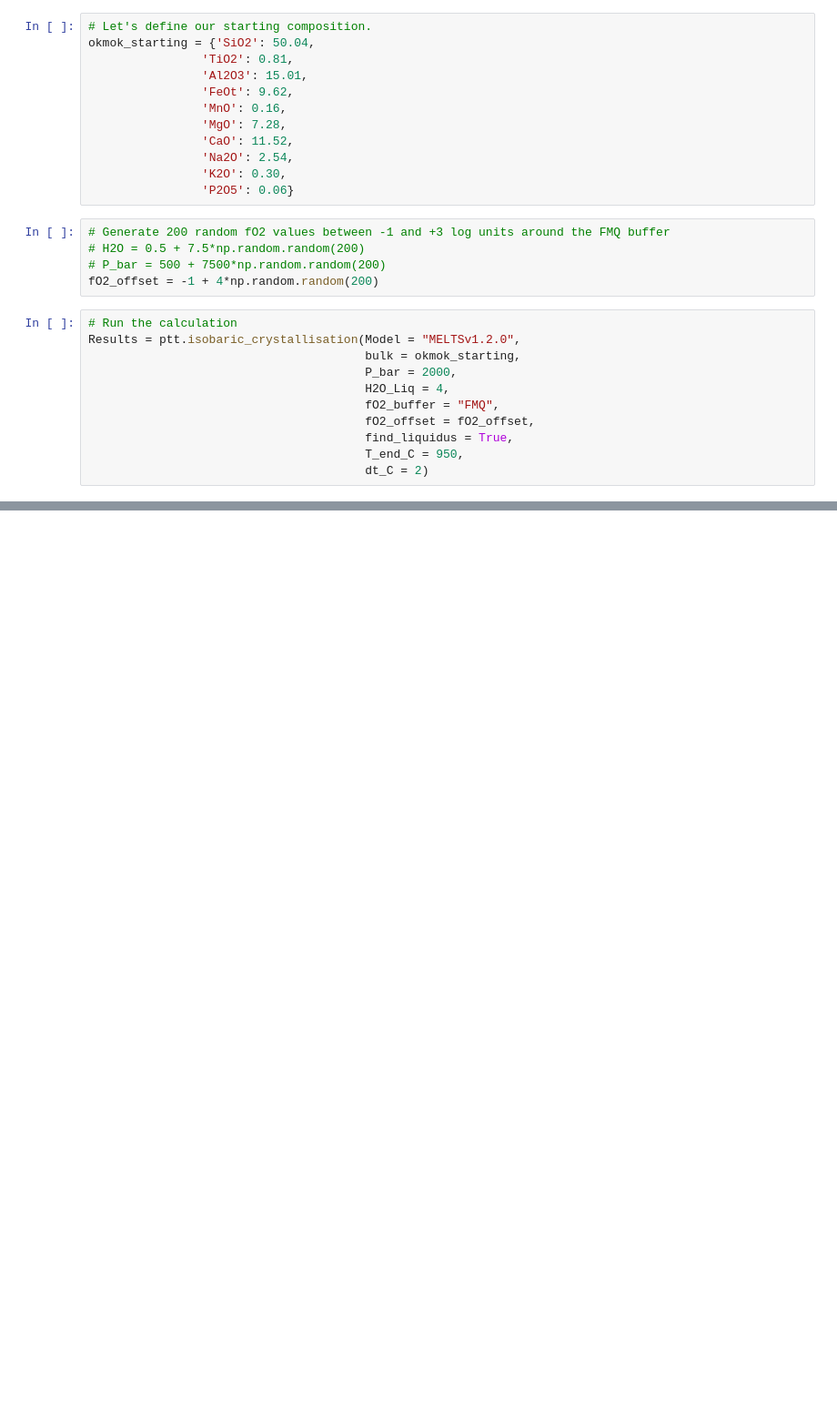
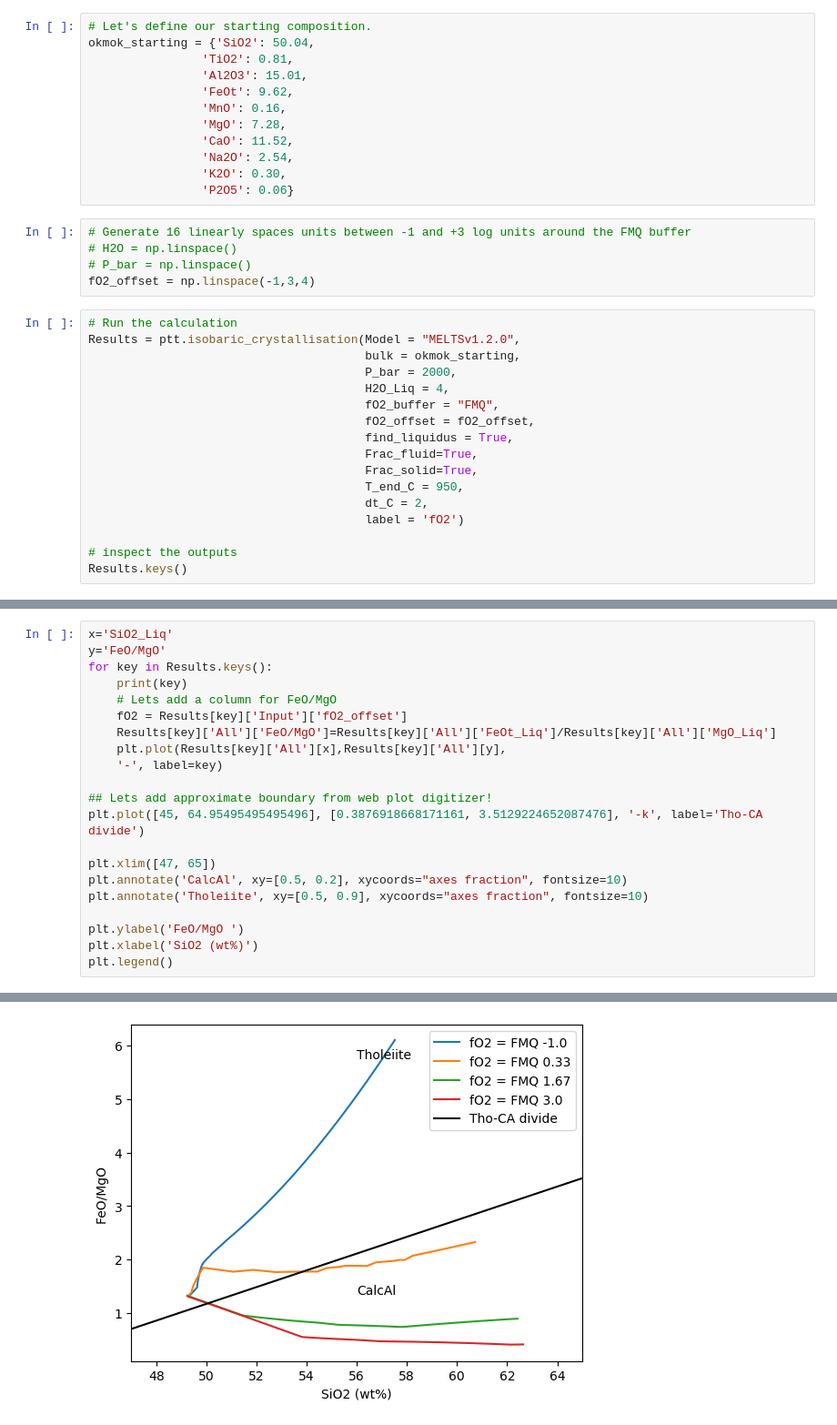
Before and after one commit to gleesonm1/alphaMELTS_workshop_GSA2024, a Jupyter notebook: Activity 1/Activity1_equilibrateMIcalcs.ipynb, the cells around one changed output, grey strips where cells are left out. Shown: that part at 91% size. Drawn from its saved outputs; the diff is of its cells as text; blank space fills up the shorter version.

```diff
--- a/Activity 1/Activity1_equilibrateMIcalcs.ipynb
+++ b/Activity 1/Activity1_equilibrateMIcalcs.ipynb
@@ -173,10 +179,10 @@ okmok_starting = {'SiO2': 50.04,
                 'K2O': 0.30,
                 'P2O5': 0.06}
 # %%
-# Generate 200 random fO2 values between -1 and +3 log units around the FMQ buffer
-# H2O = 0.5 + 7.5*np.random.random(200)
-# P_bar = 500 + 7500*np.random.random(200)
-fO2_offset = -1 + 4*np.random.random(200)
+# Generate 16 linearly spaces units between -1 and +3 log units around the FMQ buffer
+# H2O = np.linspace()
+# P_bar = np.linspace()
+fO2_offset = np.linspace(-1,3,4)
 # %%
 # Run the calculation
 Results = ptt.isobaric_crystallisation(Model = "MELTSv1.2.0",
@@ -186,5 +192,11 @@ Results = ptt.isobaric_crystallisation(Model = "MELTSv1.2.0",
                                        fO2_buffer = "FMQ",
                                        fO2_offset = fO2_offset,
                                        find_liquidus = True,
+                                       Frac_fluid=True,
+                                       Frac_solid=True,
                                        T_end_C = 950,
-                                       dt_C = 2)
+                                       dt_C = 2,
+                                       label = 'fO2')
+
+# inspect the outputs
+Results.keys()
@@ -216,0 +203,22 @@ plt.ylabel('FeO$_t$ (at 4 wt% MgO)')
+# %%
+x='SiO2_Liq'
+y='FeO/MgO'
+for key in Results.keys():
+    print(key)
+    # Lets add a column for FeO/MgO
+    fO2 = Results[key]['Input']['fO2_offset']
+    Results[key]['All']['FeO/MgO']=Results[key]['All']['FeOt_Liq']/Results[key]['All']['MgO_Liq']
+    plt.plot(Results[key]['All'][x],Results[key]['All'][y],
+    '-', label=key)
+
+## Lets add approximate boundary from web plot digitizer!
+plt.plot([45, 64.95495495495496], [0.3876918668171161, 3.5129224652087476], '-k', label='Tho-CA divide')
+
+plt.xlim([47, 65])
+plt.annotate('CalcAl', xy=[0.5, 0.2], xycoords="axes fraction", fontsize=10)
+plt.annotate('Tholeiite', xy=[0.5, 0.9], xycoords="axes fraction", fontsize=10)
+
+plt.ylabel('FeO/MgO ')
+plt.xlabel('SiO2 (wt%)')
+plt.legend()
+# %% [output]
@@ -216,0 +226 @@ plt.ylabel('FeO$_t$ (at 4 wt% MgO)')
+[figure, added]
```
Also changed, not shown: parts of 18 cells of this notebook, 3 other files.
